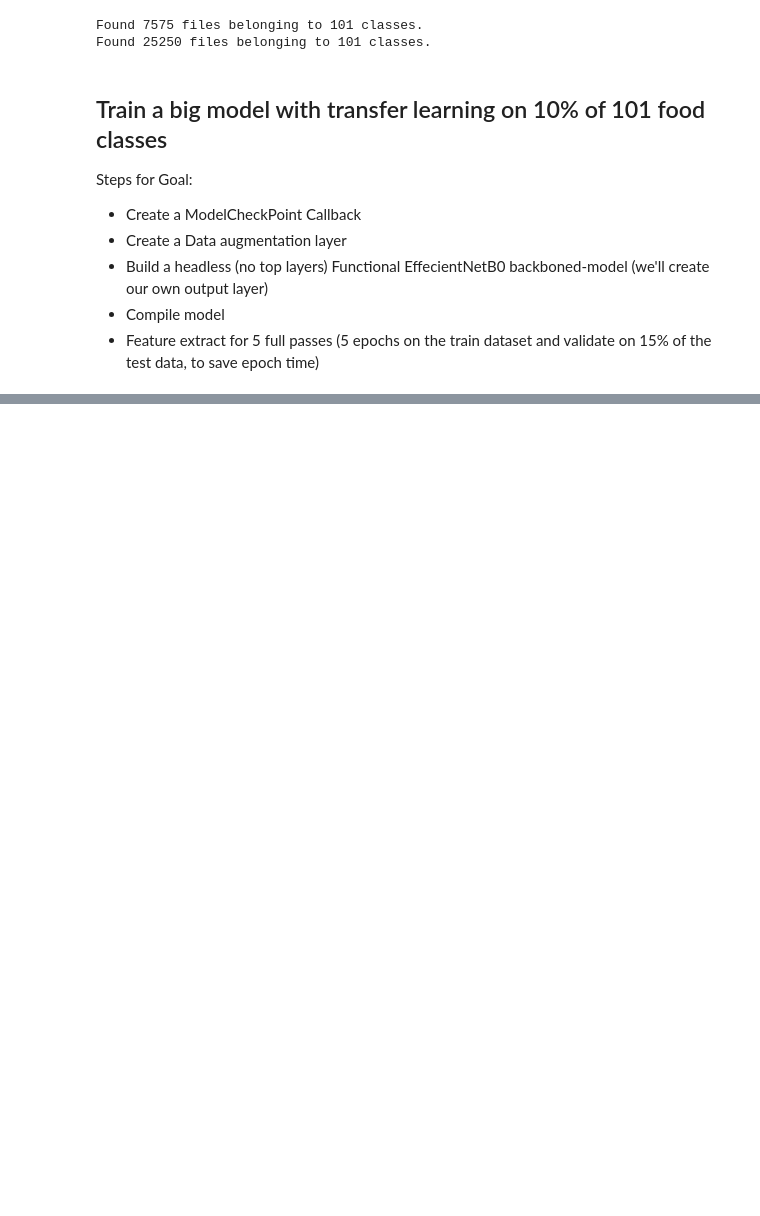
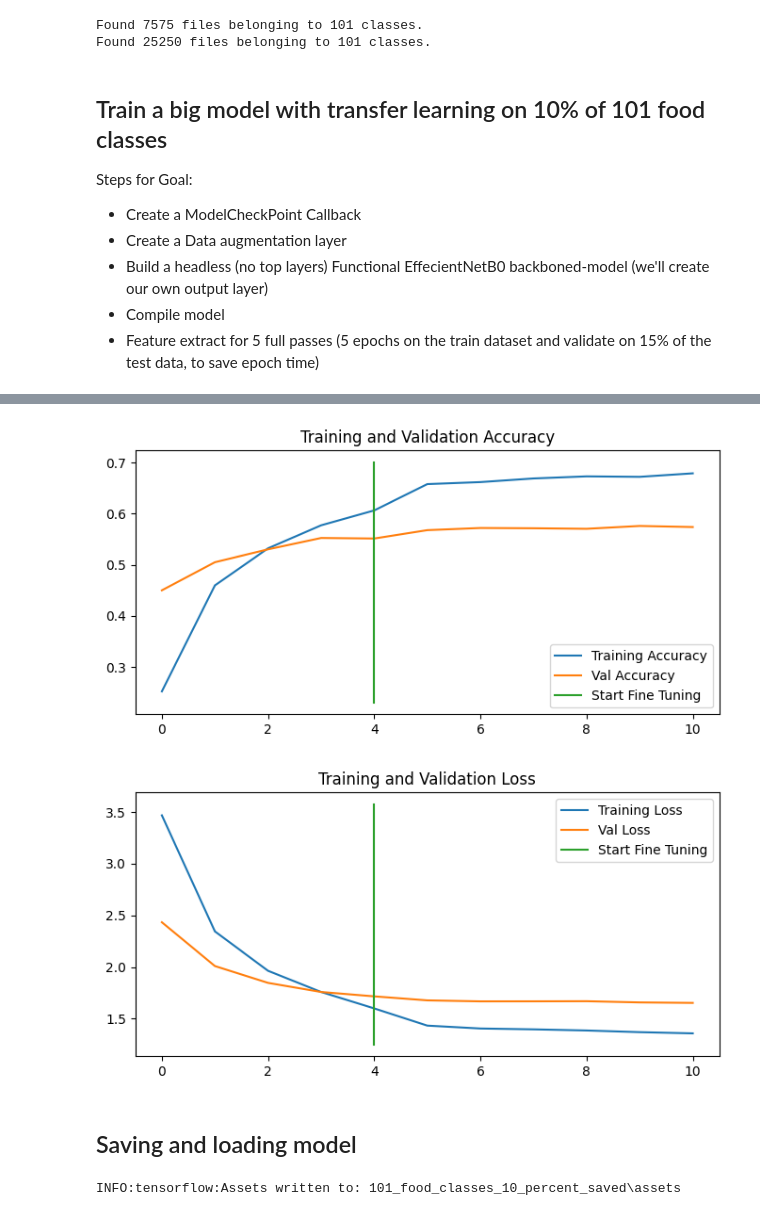
Before and after one commit to Meta-c/Tensorflow-Certificate-preparation, a Jupyter notebook: 06_transfer_learning_scaling_up.ipynb, the cells around one changed output, grey strips where cells are left out. Cells and saved outputs as stored; diff of their text form; code cells hidden in the pictures; blank space fills up the shorter version.

```diff
--- a/06_transfer_learning_scaling_up.ipynb
+++ b/06_transfer_learning_scaling_up.ipynb
@@ -129,0 +150,13 @@ Epoch 5: val_accuracy did not improve from 0.54582
+# %%
+# Recompile with lower learning rate (Best practice after fine tuning )
+model.compile(loss="categorical_crossentropy",
+              optimizer=tf.keras.optimizers.Adam(learning_rate=0.0001),
+              metrics=["accuracy"])
+# %%
+history_all_classes_10_percent_fine_tune=model.fit(train_data_all_10_percent,
+                 epochs=10,
+                 steps_per_epoch=len(train_data_all_10_percent),
+        validation_data=test_data,
+        validation_steps=int(0.15*len(test_data)),
+        initial_epoch=history_all_classes_10_percent.epoch[-1],
+         )
@@ -129,0 +182,13 @@ Epoch 5: val_accuracy did not improve from 0.54582
+# %%
+compare_histories(history_all_classes_10_percent,history_all_classes_10_percent_fine_tune,initial_epochs=5)
+# %% [output]
+[figure, added]
+[figure, added]
+# %% [markdown]
+## Saving and loading model
+# %%
+# Save our  fine tune model
+
+model.save("101_food_classes_10_percent_saved")
+# %% [output]
+INFO:tensorflow:Assets written to: 101_food_classes_10_percent_saved\assets
```
Also changed, not shown: parts of 34 cells of this notebook, 20 other files.
